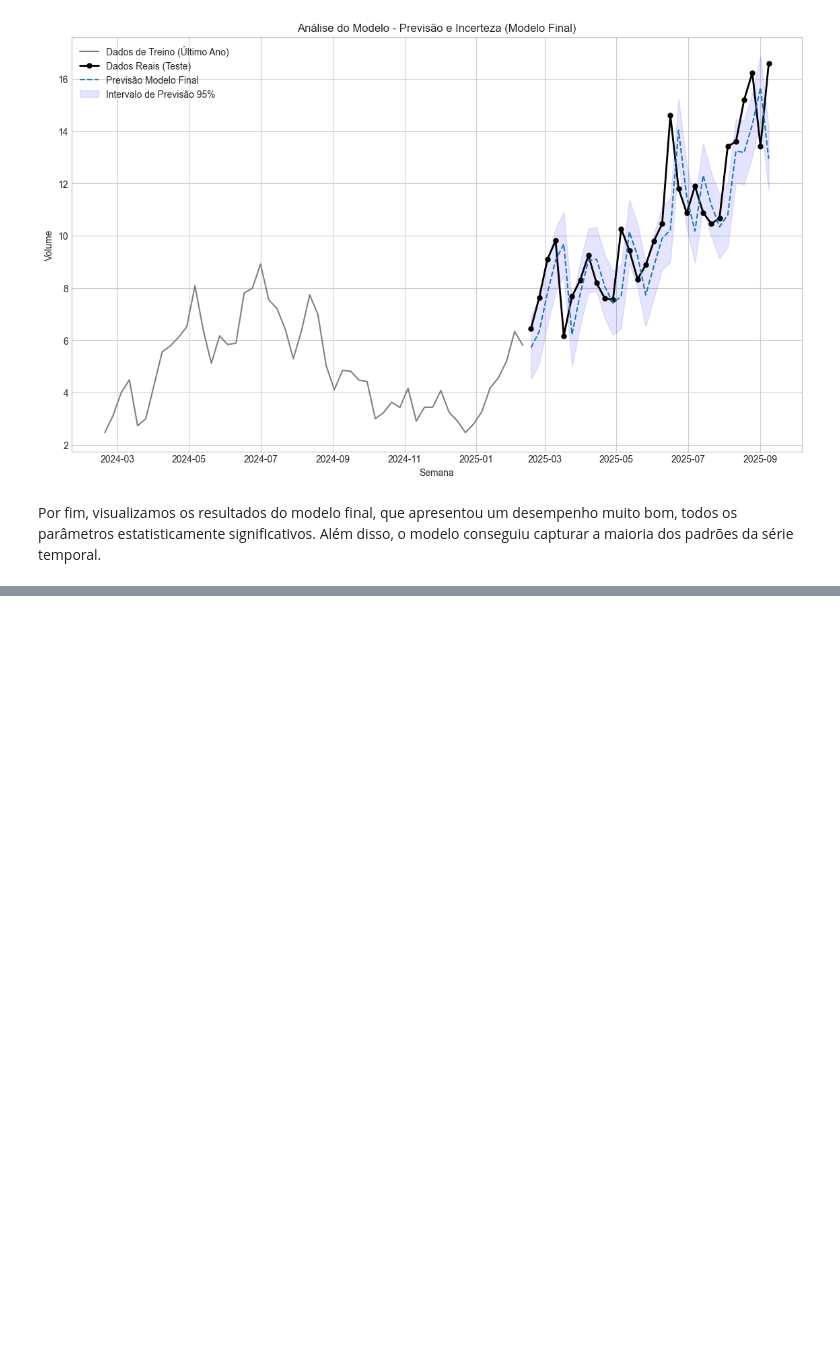
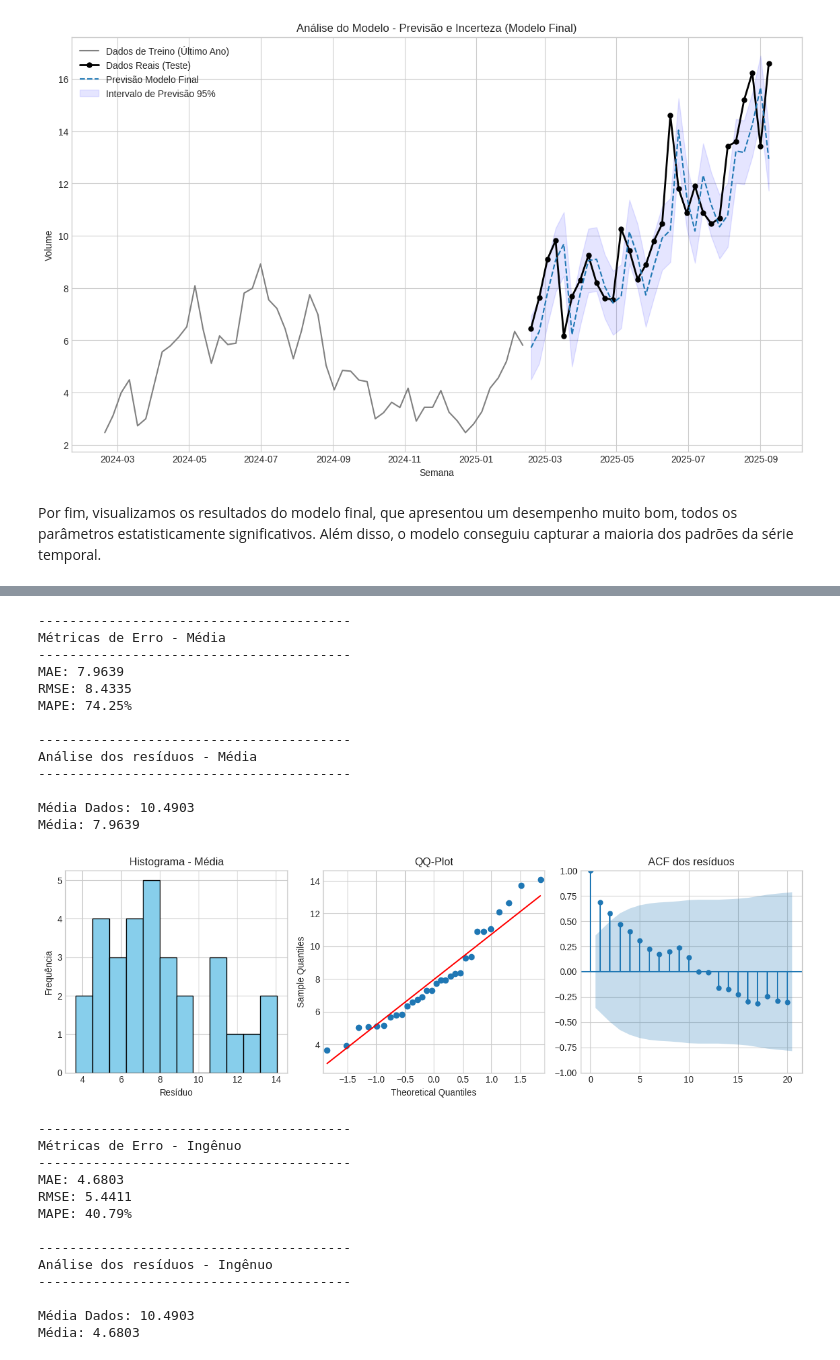
Before and after one commit to PedroPHC25/Time-Series-A1, a Jupyter notebook: relatorio.ipynb, the cells around one changed output, grey strips where cells are left out. Saved outputs shown, nothing was run; the diff lists cells and outputs as text; code cells hidden in the pictures; blank space fills up the shorter version.

```diff
--- a/relatorio.ipynb
+++ b/relatorio.ipynb
@@ -526,3 +526,5 @@ plt.show()
+# %%
+predictions_baseline = predictions.copy()
 # %% [markdown]
 # Regressão Linear Múltipla com Covariáveis
 # %% [markdown]
@@ -991,0 +999,7 @@ Por fim, visualizamos os resultados do modelo final, que apresentou um desempenh
+# %%
+ts_volume = data['volume']
+
+percent_data = int((len(ts_volume)*0.2 ))
+# Divisão cronológica dos dados
+train = ts_volume.iloc[:-percent_data]
+test = ts_volume.iloc[-percent_data:]
@@ -991,0 +1008,71 @@ Por fim, visualizamos os resultados do modelo final, que apresentou um desempenh
+# %%
+residuals = {}
+for key, value in predictions_baseline.items():
+    residuals[key] = test - value
+# %%
+for key, res in residuals.items():
+
+    mae = np.mean(np.abs(res))
+    rmse = np.sqrt(np.mean(res**2))
+    mape = np.mean(np.abs(res / test)) * 100  # percentual
+
+    print(f"\n{'-'*40}\nMétricas de Erro - {key}\n{'-'*40}")
+    print(f"MAE: {mae:.4f}")
+    print(f"RMSE: {rmse:.4f}")
+    print(f"MAPE: {mape:.2f}%")
+
+    print(f"\n{'-'*40}\nAnálise dos resíduos - {key}\n{'-'*40}\n")
+
+    # Média
+    mean_res = np.mean(res)
+    print(f"Média Dados: {np.mean(test):.4f}")
+    print(f"Média: {mean_res:.4f}")
+
+    # Histograma
+    plt.figure(figsize=(12, 4))
+    plt.subplot(1, 3, 1)
+    plt.hist(res, bins=12, color='skyblue', edgecolor='black')
+    plt.title(f"Histograma - {key}")
+    plt.xlabel("Resíduo")
+    plt.ylabel("Frequência")
+
+    # QQ - Plot
+    plt.subplot(1, 3, 2)
+    sm.qqplot(res, line='s', ax=plt.gca())
+    plt.title("QQ-Plot")
+
+    # ACF
+    plt.subplot(1, 3, 3)
+    plot_acf(res, ax=plt.gca(), lags=20)
+    plt.title("ACF dos resíduos")
+
+    plt.tight_layout()
+    plt.show()
+# %% [output]
+----------------------------------------
+Métricas de Erro - Média
+----------------------------------------
+MAE: 7.9639
+RMSE: 8.4335
+MAPE: 74.25%
+
+----------------------------------------
+Análise dos resíduos - Média
+----------------------------------------
+
+Média Dados: 10.4903
+Média: 7.9639
+[figure, added]
+----------------------------------------
+Métricas de Erro - Ingênuo
+----------------------------------------
+MAE: 4.6803
+RMSE: 5.4411
+MAPE: 40.79%
+
+----------------------------------------
+Análise dos resíduos - Ingênuo
+----------------------------------------
+
+Média Dados: 10.4903
+Média: 4.6803
```
Also changed, not shown: parts of 21 cells of this notebook.
